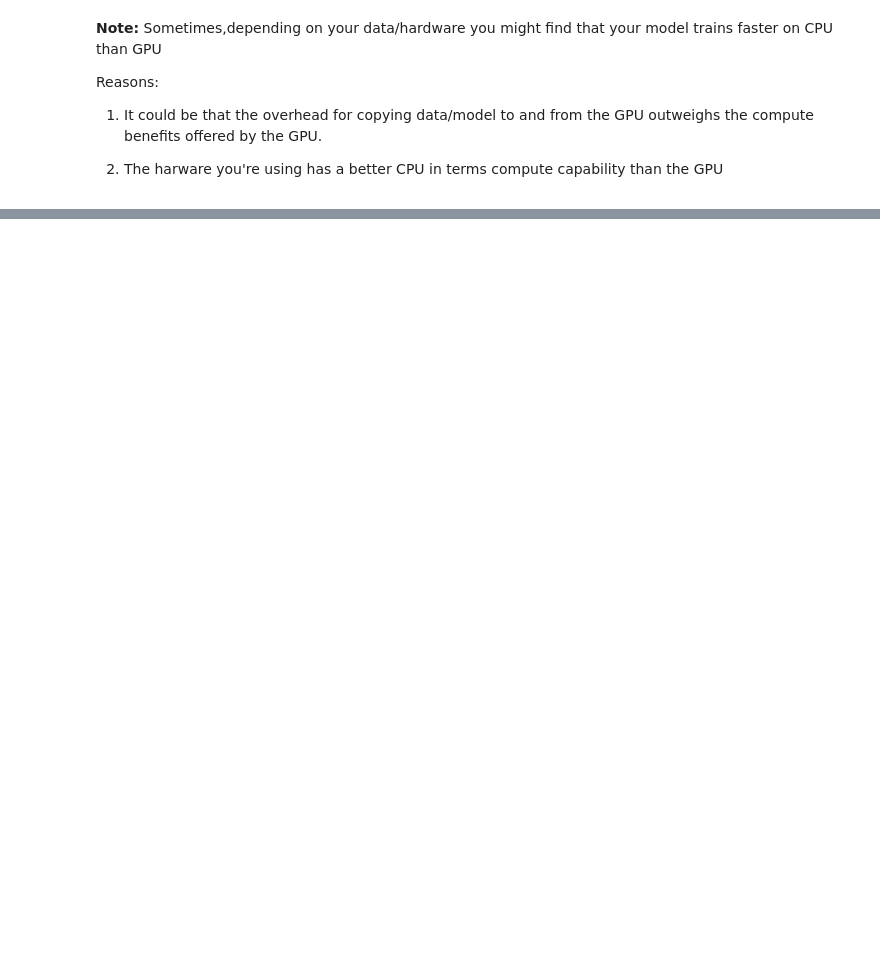
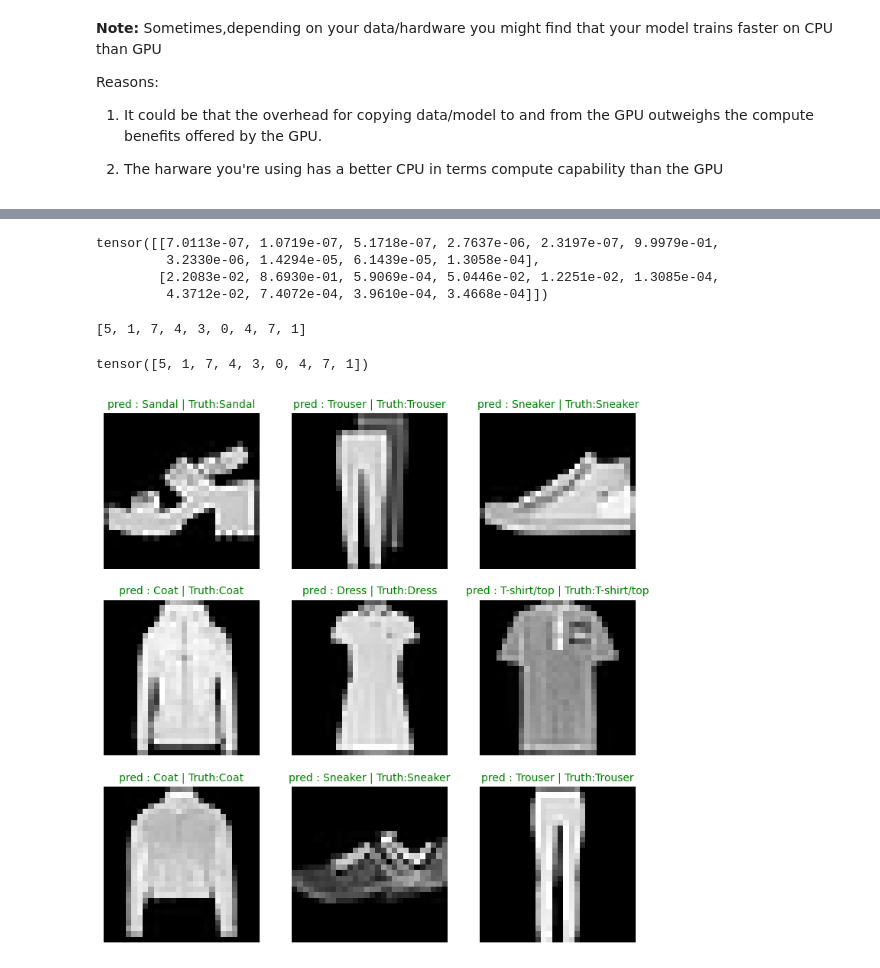
Before and after one commit to SUMIT74184/Machine-learning-journey, a Jupyter notebook: ComputerVision.ipynb, the cells around one changed output, grey strips where cells are left out. Cells and saved outputs as stored; diff of their text form; code cells hidden in the pictures; blank space fills up the shorter version.

```diff
--- a/ComputerVision.ipynb
+++ b/ComputerVision.ipynb
@@ -801,0 +821,5 @@ Successfully installed comm-0.2.3 ipywidgets-8.1.8 jedi-0.19.2 widgetsnbextensio
+# %%
+torch.manual_seed(42)
+model_2=FashionMNISTModelV2(input_shape=1,
+                            hidden_units=10,
+                            output_shape=len(class_names)).to(device)
@@ -801,0 +1065,53 @@ Successfully installed comm-0.2.3 ipywidgets-8.1.8 jedi-0.19.2 widgetsnbextensio
+# %%
+# make predictions
+pred_probs = make_predictions(model=model_2,
+                              data=test_samples
+                              )
+# View first two prediction probabilities
+pred_probs[:2]
+# %% [output]
+tensor([[7.0113e-07, 1.0719e-07, 5.1718e-07, 2.7637e-06, 2.3197e-07, 9.9979e-01,
+         3.2330e-06, 1.4294e-05, 6.1439e-05, 1.3058e-04],
+        [2.2083e-02, 8.6930e-01, 5.9069e-04, 5.0446e-02, 1.2251e-02, 1.3085e-04,
+         4.3712e-02, 7.4072e-04, 3.9610e-04, 3.4668e-04]])
+# %%
+test_labels # compare pred_probs with test_labes for apples to apples
+# %% [output]
+[5, 1, 7, 4, 3, 0, 4, 7, 1]
+# %%
+# Convert prediction probailities to labels
+pred_classes = pred_probs.argmax(dim=1)
+pred_classes
+# %% [output]
+tensor([5, 1, 7, 4, 3, 0, 4, 7, 1])
+# %%
+# Plot the predictions
+plt.figure(figsize=(9,9))
+nrows=3
+ncols=3
+for i,sample in  enumerate(test_samples):
+  # Create subplot
+  plt.subplot(nrows,ncols,i+1)
+
+  # Plot the target image
+  plt.imshow(sample.squeeze(),cmap="gray")
+
+  # Find the prediction(in text form, eg "sandal")
+  pred_label = class_names[pred_classes[i]]
+
+  # Get the truth label (in text form)
+  truth_label = class_names[test_labels[i]]
+
+  # Create a title for the plot
+  title_text = f"pred : {pred_label} | Truth:{truth_label}"
+
+  # Check for equality between pred and truth and change color of title text
+  if pred_label == truth_label:
+    plt.title(title_text,fontsize=10,c="g") # green text if prediction same as truth
+  else:
+    plt.title(title_text,fontsize=10,c="r")
+
+
+  plt.axis(False)
+# %% [output]
+[figure, added]
```
Also changed, not shown: parts of 47 cells of this notebook.
